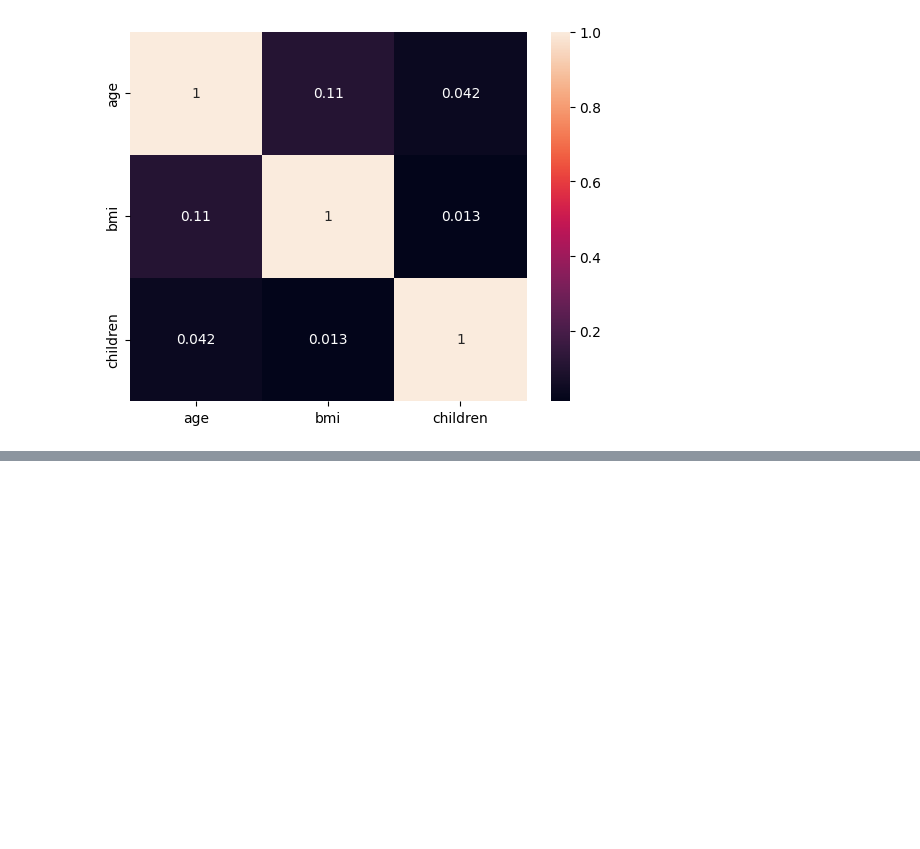
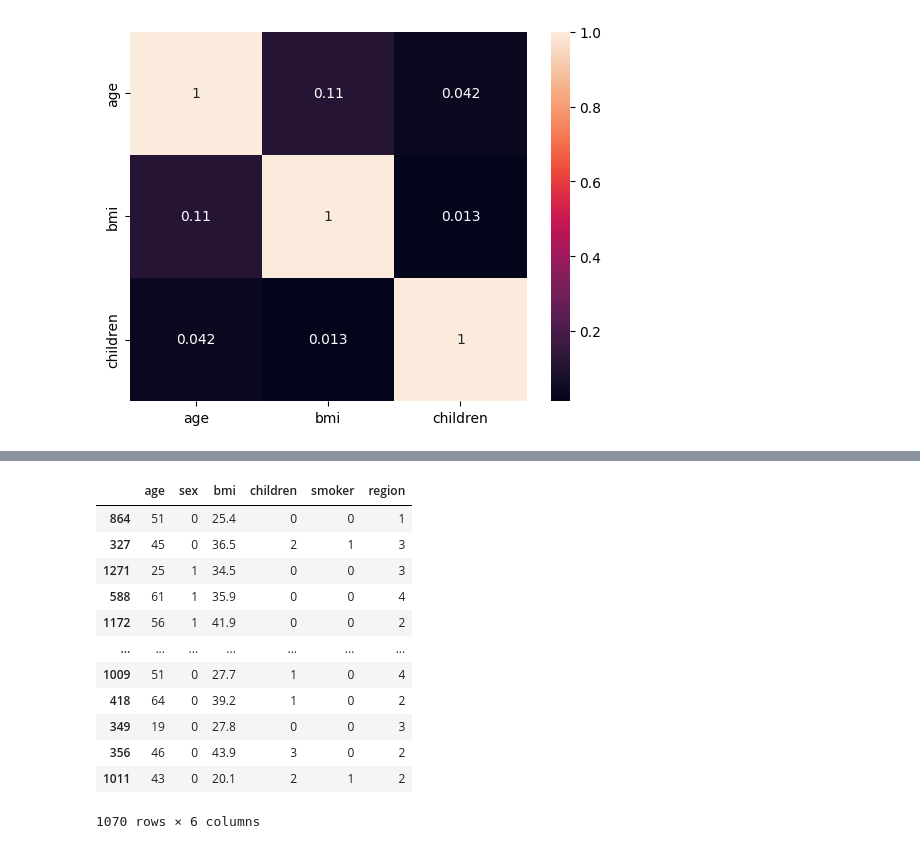
Before and after one commit to amitverma2699/Insurance_Premium_Prediction, a Jupyter notebook: notebooks/research.ipynb, the cells around one changed output, grey strips where cells are left out. Drawn from its saved outputs; the diff is of its cells as text; code cells hidden in the pictures; blank space fills up the shorter version.

```diff
--- a/notebooks/research.ipynb
+++ b/notebooks/research.ipynb
@@ -209,0 +301,16 @@ sns.heatmap(data[numerical_cols].corr(),annot=True)
+# %%
+x_train
+# %% [output]
+|  | age | sex | bmi | children | smoker | region |
+| 864 | 51 | 0 | 25.4 | 0 | 0 | 1 |
+| 327 | 45 | 0 | 36.5 | 2 | 1 | 3 |
+| 1271 | 25 | 1 | 34.5 | 0 | 0 | 3 |
+| 588 | 61 | 1 | 35.9 | 0 | 0 | 4 |
+| 1172 | 56 | 1 | 41.9 | 0 | 0 | 2 |
+| ... | ... | ... | ... | ... | ... | ... |
+| 1009 | 51 | 0 | 27.7 | 1 | 0 | 4 |
+| 418 | 64 | 0 | 39.2 | 1 | 0 | 2 |
+| 349 | 19 | 0 | 27.8 | 0 | 0 | 3 |
+| 356 | 46 | 0 | 43.9 | 3 | 0 | 2 |
+| 1011 | 43 | 0 | 20.1 | 2 | 1 | 2 |
+1070 rows × 6 columns
```
Also changed, not shown: parts of 22 cells of this notebook, 5 other files.
